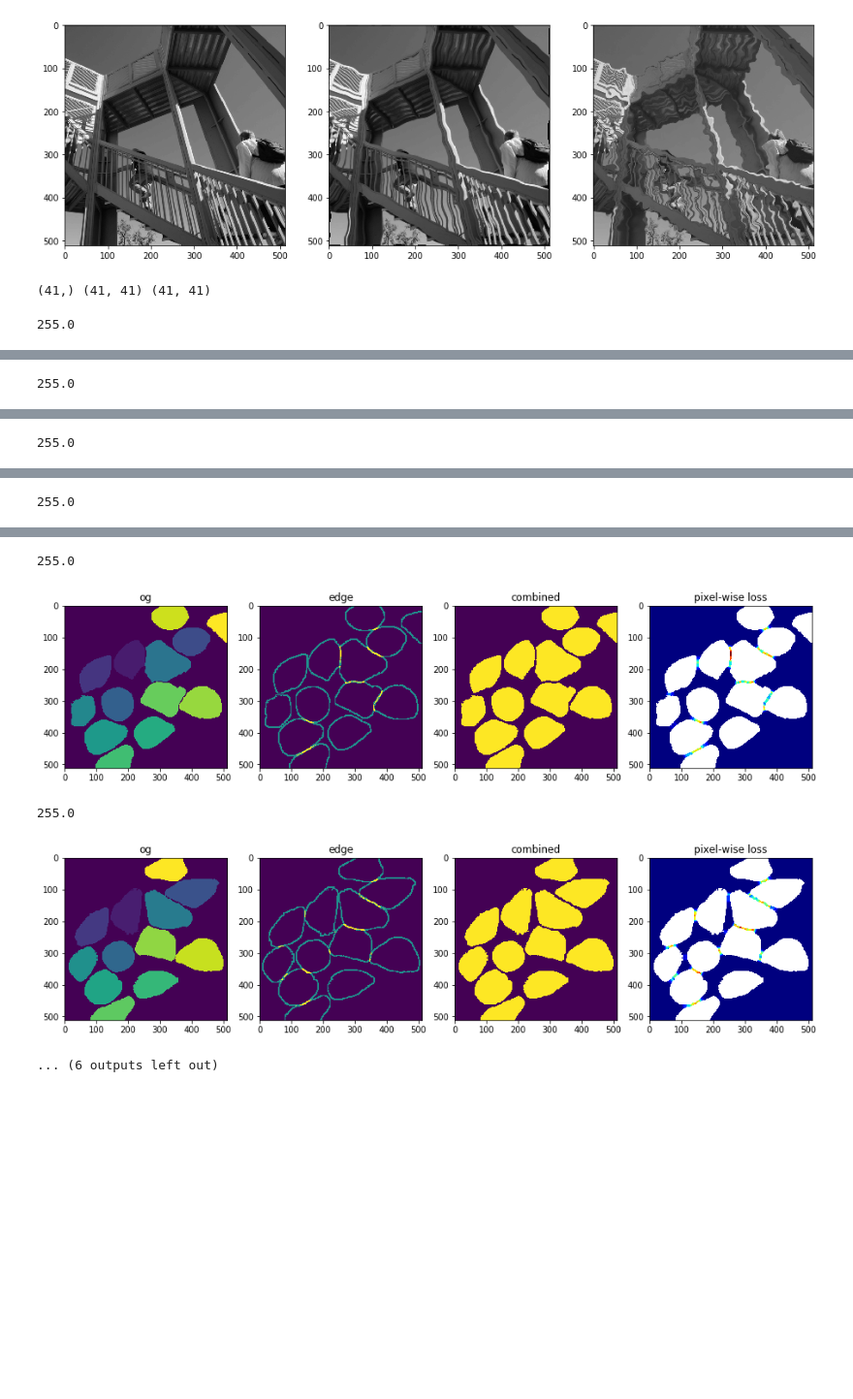
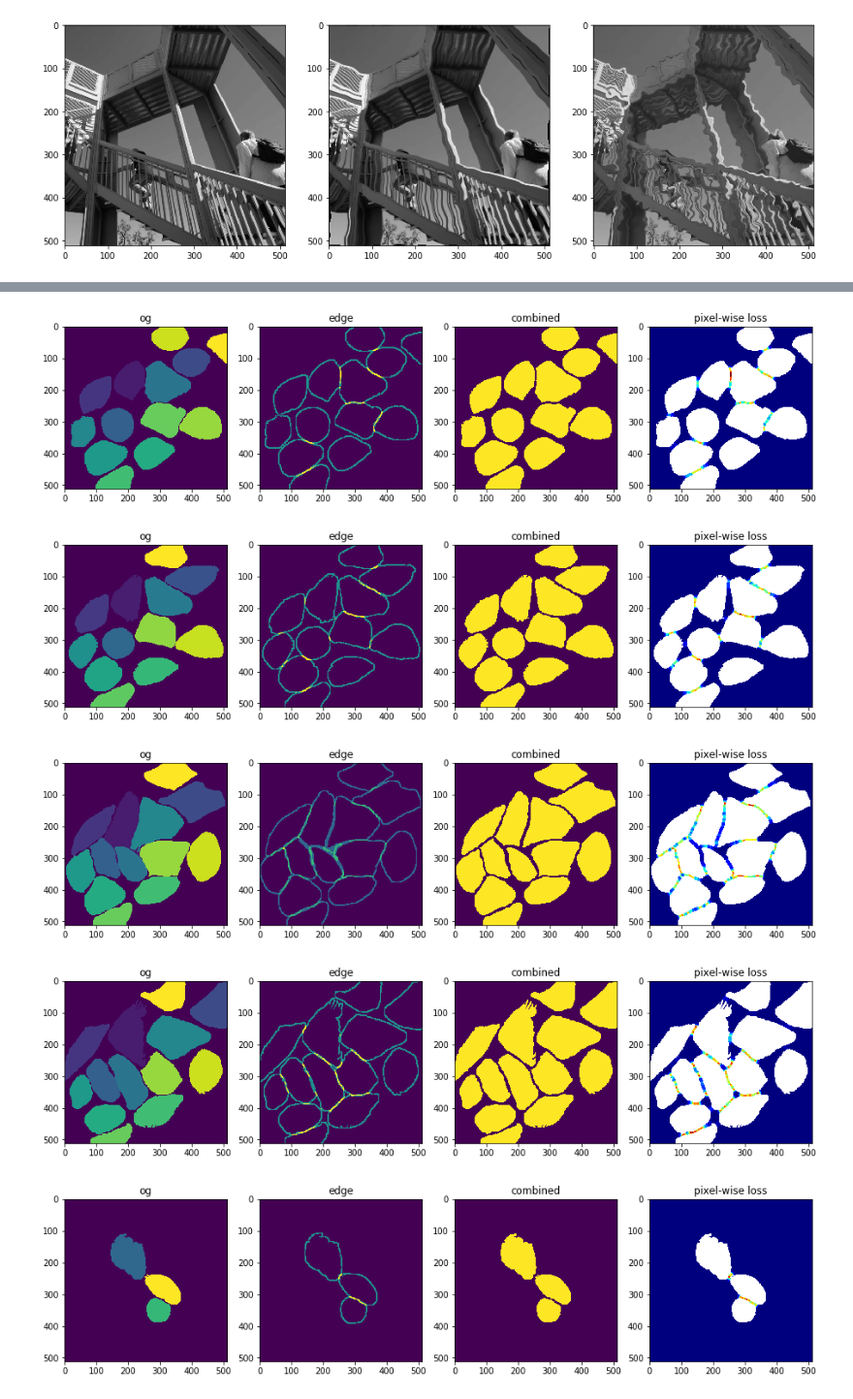
Before and after one commit to nsirons/DL-unet, a Jupyter notebook: elastic_test.ipynb, the cells around one changed output, grey strips where cells are left out. Shown at 97% size. Saved outputs shown, nothing was run; the diff lists cells and outputs as text; code cells hidden in the pictures; blank space fills up the shorter version.

```diff
--- a/elastic_test.ipynb
+++ b/elastic_test.ipynb
@@ -162,19 +162,9 @@ ax3.imshow(my_result)
 KERNEL SIZE 30 60
 <matplotlib.image.AxesImage at 0x...>
 [figure]
-# %%
-from scipy import interpolate
-x = np.arange(-5.01, 5.01, 0.25)
-y = np.arange(-5.01, 5.01, 0.25)
-xx, yy = np.meshgrid(x, y)
-z = np.sin(xx**2+yy**2)
-f = interpolate.interp2d(x, y, z, kind='cubic')
-print(x.shape, xx.shape, z.shape)
-# %% [output]
-(41,) (41, 41) (41, 41)
 # %%
 cur_dir = os.path.abspath('')
-DATASET = 'PhC-C2DH-U373'
+# DATASET = 'PhC-C2DH-U373'
 DATASET = 'DIC-C2DH-HeLa'
 target_path = os.path.join(cur_dir, "data", f"{DATASET}-training", "01_GT", "SEG")
 target = os.listdir(target_path)
@@ -207,53 +197,45 @@ for i in range(len(target)):
     plt.imshow(combined_bin)
     plt.title('combined')
 
-
     wc = np.zeros(img.shape)
     for cls in np.unique(img):
         s = np.sum(img==cls)
         wc[combined==cls] = 1/s
+    wc = wc / np.max(wc)
 
     w0 = 10
     sigma = 5
-    d1 = 255*np.ones(img.shape)
+    d1 = img.shape[0]*img.shape[1]*np.ones(img.shape)
     d2 = np.zeros(img.shape)
-    print(np.max(combined_bin))
+
     dsts = []
     for cls in np.unique(img)[1:]:
         b = combined!=cls
         a = combined!=0
         c = a & b
         new_bin = np.zeros(img.shape)
         new_bin[c] = 255
         combined_bin = 255-new_bin.astype(np.uint8)
-#         print(combined[c].shape,c )
-#         plt.imshow(combined_bin)
-#         plt.show()
         dst = cv.distanceTransform(src=combined_bin, distanceType=cv.DIST_L2, maskSize=3)
-#         print(combined_bin)
         d1 = np.minimum(d1, dst)
         d2 = np.maximum(d2, dst)
 
     loss_img = wc + w0*np.exp(-(d1+d2)**2 / (2*sigma**2))
     loss_img[combined > 0] = np.nan
 
     plt.subplot(1,4,4)
     plt.imshow(loss_img, cmap='jet')
 
 #     plt.colorbar()
     plt.title("pixel-wise loss")
     plt.show()
 # %% [output]
-255.0
 [figure]
-255.0
 [figure]
-255.0
 [figure]
-255.0
 [figure]
-255.0
 [figure]
-255.0
 [figure]
-... (6 outputs left out)
+[figure, added]
+[figure, added]
+[figure, added]
```
Also changed, not shown: parts of 1 cell of this notebook, 1 other file.
